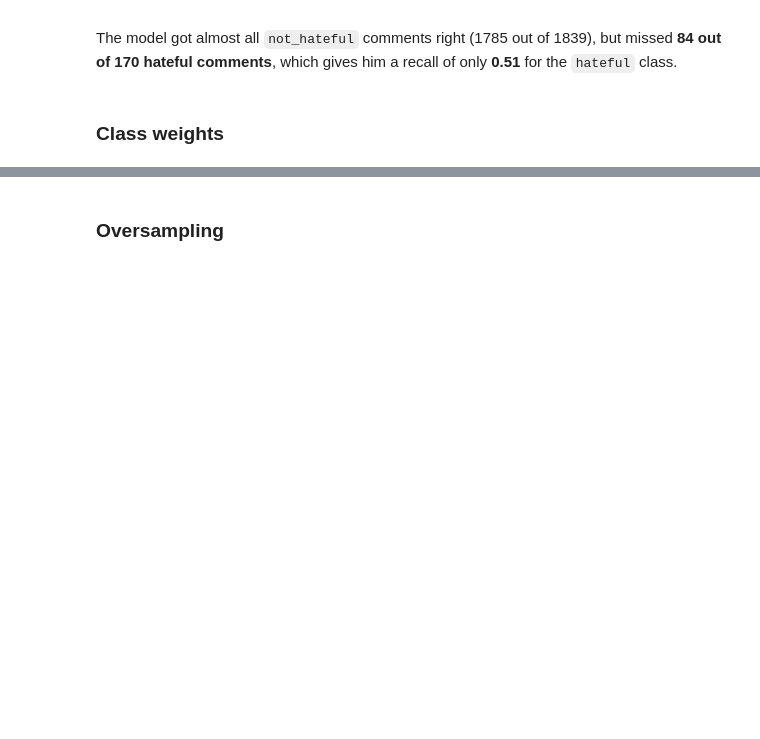
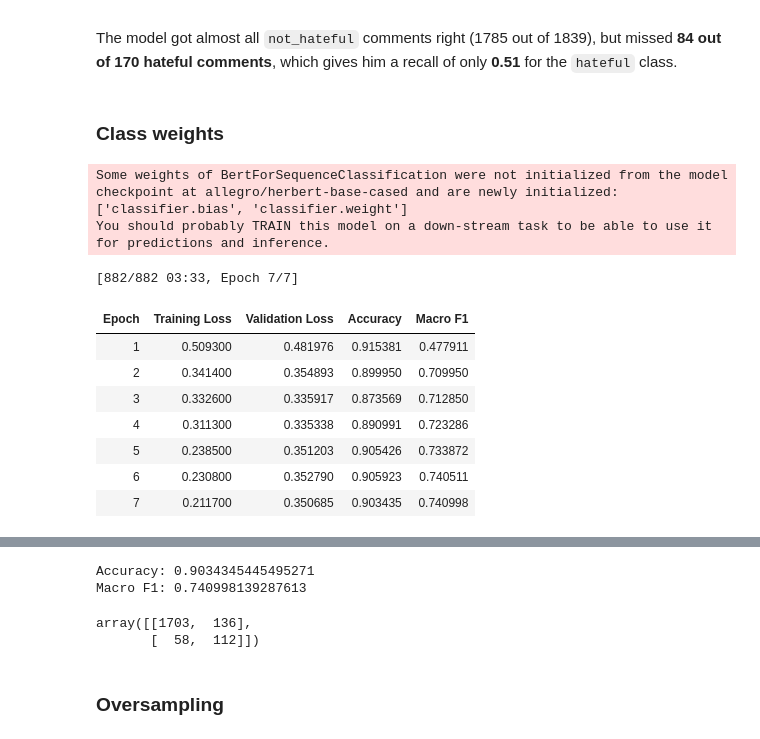
Before and after one commit to hbiegacz/artificial_neural_networks, a Jupyter notebook: mini_project_6/piatek_BiegaczHanna_CieslikMaciej/experiments.ipynb, the cells around one changed output, grey strips where cells are left out. Drawn from its saved outputs; the diff is of its cells as text; code cells hidden in the pictures; blank space fills up the shorter version.

Commit message:
Add missing class weight results

```diff
--- a/mini_project_6/piatek_BiegaczHanna_CieslikMaciej/experiments.ipynb
+++ b/mini_project_6/piatek_BiegaczHanna_CieslikMaciej/experiments.ipynb
@@ -643,25 +643,37 @@ The model got almost all `not_hateful` comments right (1785 out of 1839), but mi
 ### Class weights
 # %%
 
-# tokenizer_w = build_tokenizer(MODEL_NAME)
-# model_w = build_model(MODEL_NAME)
+tokenizer_w = build_tokenizer(MODEL_NAME)
+model_w = build_model(MODEL_NAME)
 
-# trainer_w, val_dataset_w = build_weighted_trainer(
-#     model_name=MODEL_NAME,
-#     model=model_w,
-#     tokenizer=tokenizer_w,
-#     train_texts=train_texts,
-#     train_labels=train_labels,
-#     val_texts=val_texts,
-#     val_labels=val_labels,
-# )
+trainer_w, val_dataset_w = build_weighted_trainer(
+    model_name=MODEL_NAME,
+    model=model_w,
+    tokenizer=tokenizer_w,
+    train_texts=train_texts,
+    train_labels=train_labels,
+    val_texts=val_texts,
+    val_labels=val_labels,
+)
 
-# trainer_w.train()
-# metrics_w = evaluate_trainer(trainer_w, val_dataset_w)
+trainer_w.train()
+metrics_w = evaluate_trainer(trainer_w, val_dataset_w)
 
-# cm_w = metrics_w["confusion_matrix"]
-# save_confusion_matrix_heatmap(cm_w, MODEL_NAME + "_weighted")
+cm_w = metrics_w["confusion_matrix"]
+save_confusion_matrix_heatmap(cm_w, MODEL_NAME + "_weighted")
 
-# print("Accuracy:", metrics_w["accuracy"])
-# print("Macro F1:", metrics_w["macro_f1"])
-# cm_w
+print("Accuracy:", metrics_w["accuracy"])
+print("Macro F1:", metrics_w["macro_f1"])
+cm_w
+# %% [output]
+Some weights of BertForSequenceClassification were not initialized from the model checkpoint at allegro/herbert-base-cased and are newly initialized: ['classifier.bias', 'classifier.weight']
+You should probably TRAIN this model on a down-stream task to be able to use it for predictions and inference.
+[882/882 03:33, Epoch 7/7]
+| Epoch | Training Loss | Validation Loss | Accuracy | Macro F1 |
+| 1 | 0.509300 | 0.481976 | 0.915381 | 0.477911 |
+| 2 | 0.341400 | 0.354893 | 0.899950 | 0.709950 |
+| 3 | 0.332600 | 0.335917 | 0.873569 | 0.712850 |
+| 4 | 0.311300 | 0.335338 | 0.890991 | 0.723286 |
+| 5 | 0.238500 | 0.351203 | 0.905426 | 0.733872 |
+| 6 | 0.230800 | 0.352790 | 0.905923 | 0.740511 |
+| 7 | 0.211700 | 0.350685 | 0.903435 | 0.740998 |
@@ -668,3 +681,7 @@ The model got almost all `not_hateful` comments right (1785 out of 1839), but mi
+Accuracy: 0.9034345445495271
+Macro F1: 0.740998139287613
+array([[1703,  136],
+       [  58,  112]])
 # %% [markdown]
 ### Oversampling
 # %% [markdown]
```
Also changed, not shown: parts of 1 cell of this notebook.
